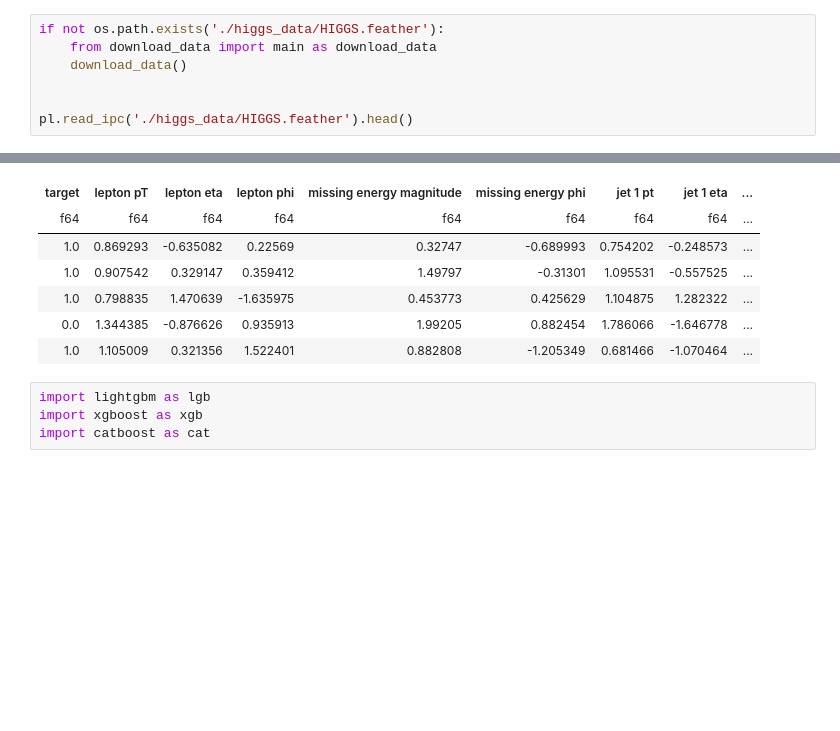
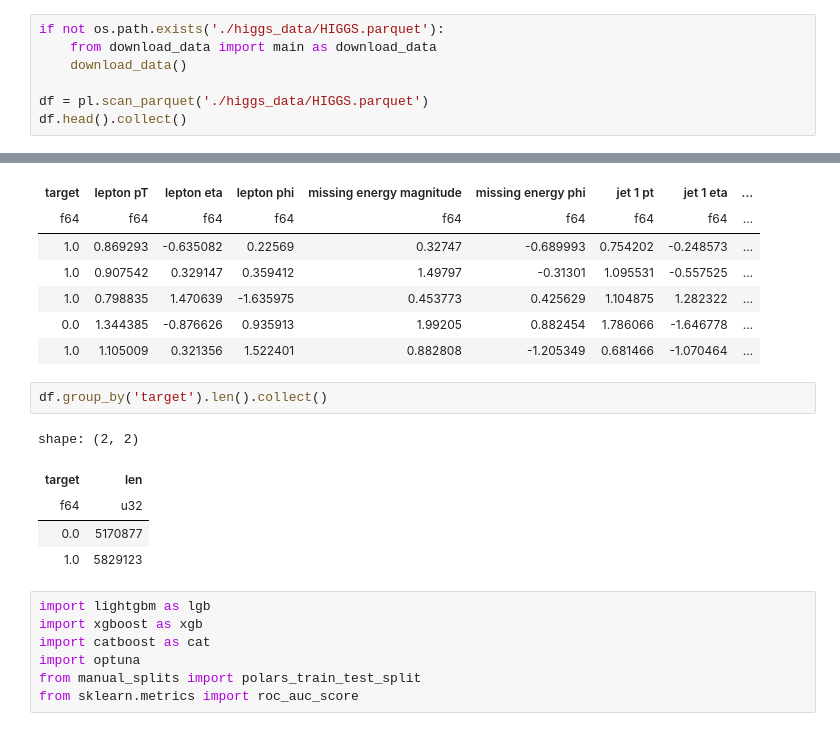
Before and after one commit to Macafry/Bayesian-Hyperparameter-Tuning, a Jupyter notebook: bayesian_hyperparameters.ipynb, the cells around one changed output, grey strips where cells are left out. Saved outputs shown, nothing was run; the diff lists cells and outputs as text; blank space fills up the shorter version.

Commit message:
Training scratchwork

```diff
--- a/bayesian_hyperparameters.ipynb
+++ b/bayesian_hyperparameters.ipynb
@@ -3,11 +3,11 @@ import os
 import polars as pl
 # %%
-if not os.path.exists('./higgs_data/HIGGS.feather'):
+if not os.path.exists('./higgs_data/HIGGS.parquet'):
     from download_data import main as download_data
     download_data()
 
-
-pl.read_ipc('./higgs_data/HIGGS.feather').head()
+df = pl.scan_parquet('./higgs_data/HIGGS.parquet')
+df.head().collect()
 # %% [output]
 shape: (5, 29)
 | target | lepton pT | lepton eta | lepton phi | missing energy magnitude | missing energy phi | jet 1 pt | jet 1 eta | ... |
@@ -17,7 +17,18 @@ shape: (5, 29)
 | 1.0 | 0.798835 | 1.470639 | -1.635975 | 0.453773 | 0.425629 | 1.104875 | 1.282322 | ... |
 | 0.0 | 1.344385 | -0.876626 | 0.935913 | 1.99205 | 0.882454 | 1.786066 | -1.646778 | ... |
 | 1.0 | 1.105009 | 0.321356 | 1.522401 | 0.882808 | -1.205349 | 0.681466 | -1.070464 | ... |
+# %%
+df.group_by('target').len().collect()
+# %% [output]
+shape: (2, 2)
+| target | len |
+| f64 | u32 |
+| 0.0 | 5170877 |
+| 1.0 | 5829123 |
 # %%
 import lightgbm as lgb
 import xgboost as xgb
 import catboost as cat
+import optuna
+from manual_splits import polars_train_test_split
+from sklearn.metrics import roc_auc_score
```
Also changed, not shown: parts of 31 cells of this notebook, 1 other file.
